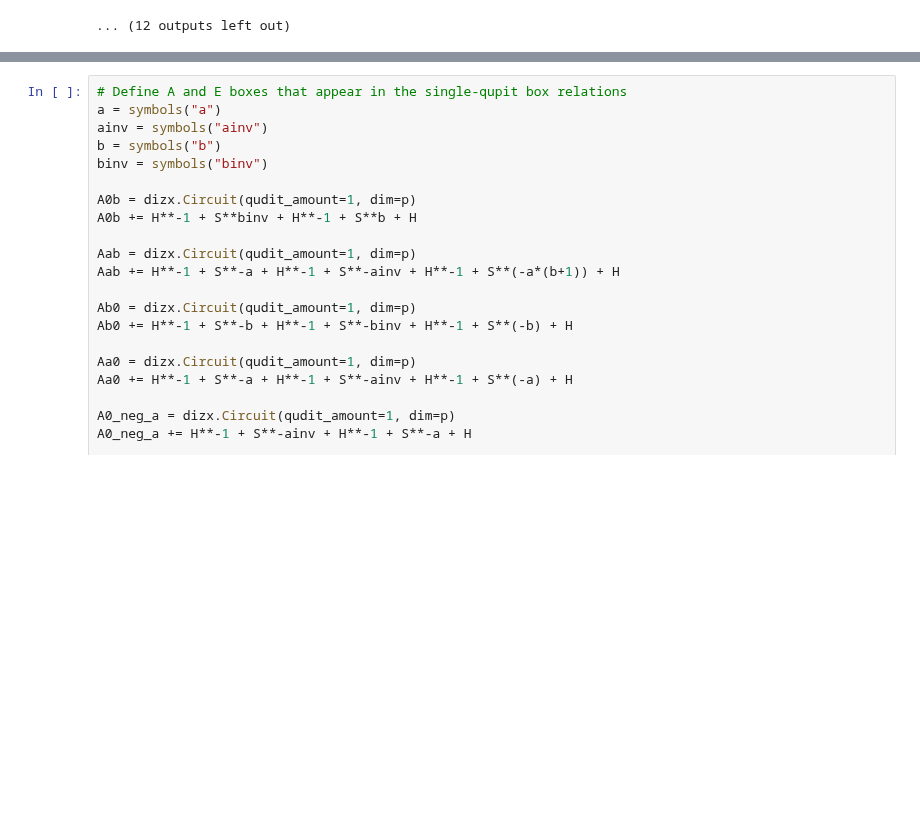
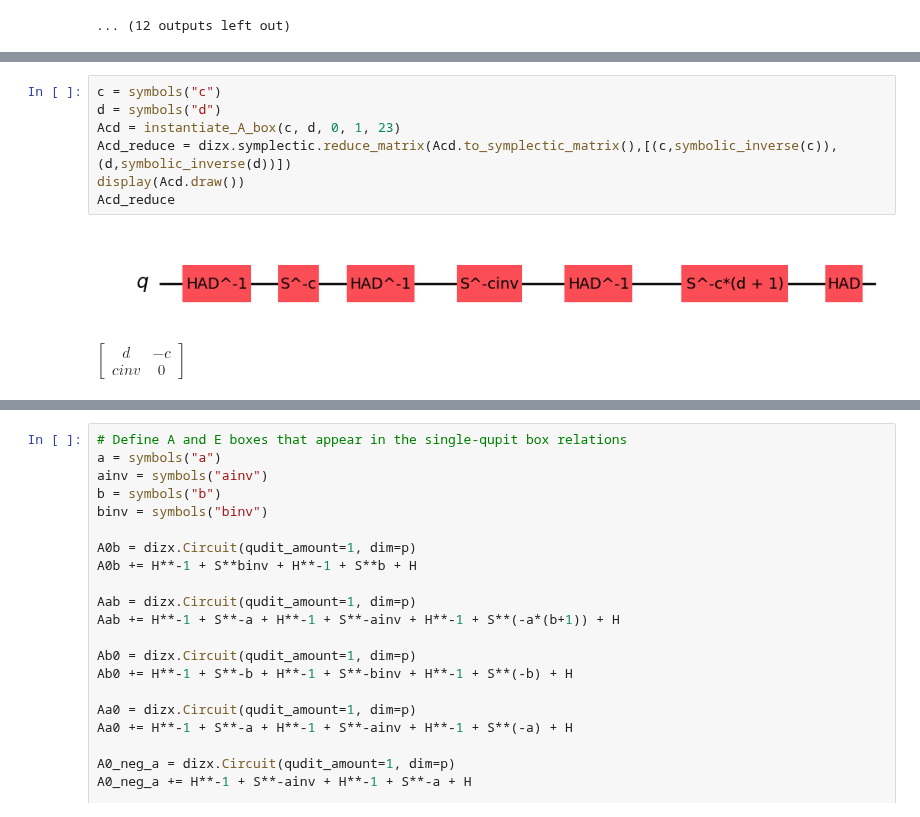
Before and after one commit to SarahMMMLi/QuditClifford, a Jupyter notebook: notebooks/BoxRelation-Soundness.ipynb, the cells around one changed output, grey strips where cells are left out. Saved outputs shown, nothing was run; the diff lists cells and outputs as text; blank space fills up the shorter version.

```diff
--- a/notebooks/BoxRelation-Soundness.ipynb
+++ b/notebooks/BoxRelation-Soundness.ipynb
@@ -531 +611,11 @@ def instantiate_A_box(a, b, j, n, p):
+# %%
+c = symbols("c")
+d = symbols("d")
+Acd = instantiate_A_box(c, d, 0, 1, 23)
+Acd_reduce = dizx.symplectic.reduce_matrix(Acd.to_symplectic_matrix(),[(c,symbolic_inverse(c)),(d,symbolic_inverse(d))])
+display(Acd.draw())
+Acd_reduce
+# %% [output]
+[figure, added]
+$\displaystyle \left[\begin{matrix}d & - c\\cinv & 0\end{matrix}\right]$
 # %%
```
Also changed, not shown: parts of 17 cells of this notebook.
